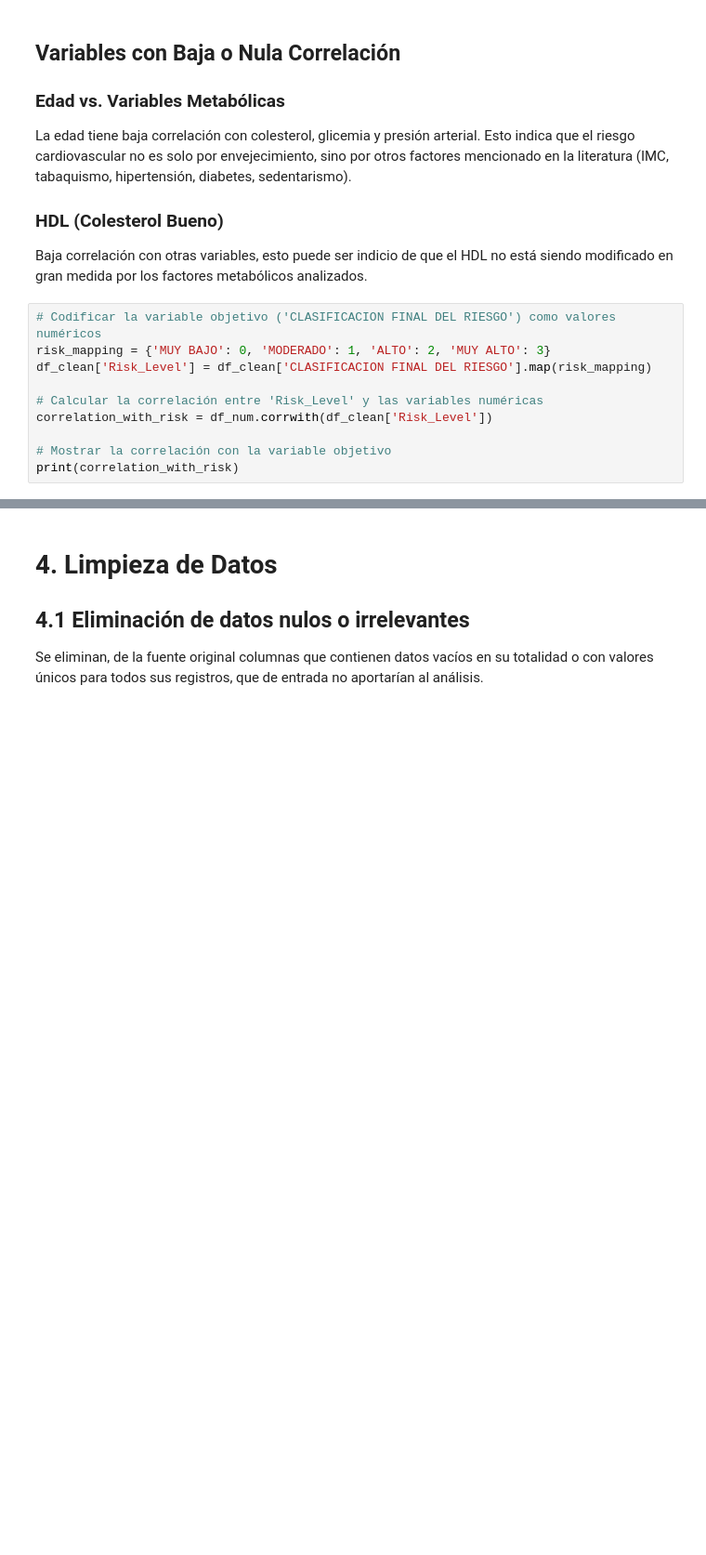
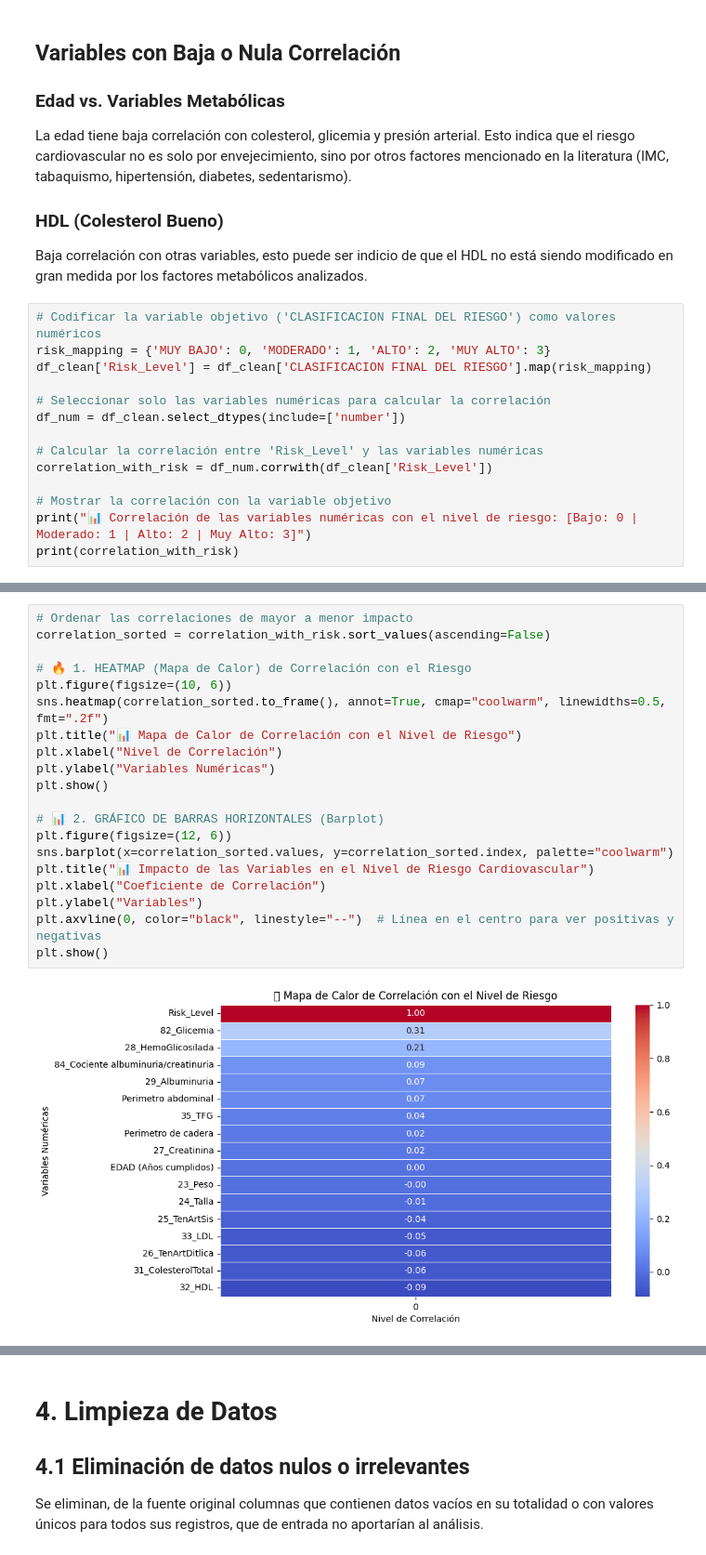
Before and after one commit to edgo1688/MIAA-ICESI, a Jupyter notebook: Analisis de datos l/Grupo_2_EntregaFinal.ipynb, the cells around one changed output, grey strips where cells are left out. Shown at 93% size. Saved outputs shown, nothing was run; the diff lists cells and outputs as text; blank space fills up the shorter version.

```diff
--- a/Analisis de datos l/Grupo_2_EntregaFinal.ipynb
+++ b/Analisis de datos l/Grupo_2_EntregaFinal.ipynb
@@ -659,9 +673,13 @@ Baja correlación con otras variables, esto puede ser indicio de que el HDL no e
 risk_mapping = {'MUY BAJO': 0, 'MODERADO': 1, 'ALTO': 2, 'MUY ALTO': 3}
 df_clean['Risk_Level'] = df_clean['CLASIFICACION FINAL DEL RIESGO'].map(risk_mapping)
 
+# Seleccionar solo las variables numéricas para calcular la correlación
+df_num = df_clean.select_dtypes(include=['number'])
+
 # Calcular la correlación entre 'Risk_Level' y las variables numéricas
 correlation_with_risk = df_num.corrwith(df_clean['Risk_Level'])
 
 # Mostrar la correlación con la variable objetivo
+print("📊 Correlación de las variables numéricas con el nivel de riesgo: [Bajo: 0 | Moderado: 1 | Alto: 2 | Muy Alto: 3]")
 print(correlation_with_risk)
 # %% [output]
@@ -687,3 +707,25 @@ Try using .loc[row_indexer,col_indexer] = value instead
 
 See the caveats in the documentation: https://pandas.pydata.org/pandas-docs/stable/user_guide/indexing.html#returning-a-view-versus-a-copy
   df_clean['Risk_Level'] = df_clean['CLASIFICACION FINAL DEL RIESGO'].map(risk_mapping)
+# %%
+# Ordenar las correlaciones de mayor a menor impacto
+correlation_sorted = correlation_with_risk.sort_values(ascending=False)
+
+# 🔥 1. HEATMAP (Mapa de Calor) de Correlación con el Riesgo
+plt.figure(figsize=(10, 6))
+sns.heatmap(correlation_sorted.to_frame(), annot=True, cmap="coolwarm", linewidths=0.5, fmt=".2f")
+plt.title("📊 Mapa de Calor de Correlación con el Nivel de Riesgo")
+plt.xlabel("Nivel de Correlación")
+plt.ylabel("Variables Numéricas")
+plt.show()
+
+# 📊 2. GRÁFICO DE BARRAS HORIZONTALES (Barplot)
+plt.figure(figsize=(12, 6))
+sns.barplot(x=correlation_sorted.values, y=correlation_sorted.index, palette="coolwarm")
+plt.title("📊 Impacto de las Variables en el Nivel de Riesgo Cardiovascular")
+plt.xlabel("Coeficiente de Correlación")
+plt.ylabel("Variables")
+plt.axvline(0, color="black", linestyle="--")  # Línea en el centro para ver positivas y negativas
+plt.show()
+# %% [output]
+[figure, added]
```
Also changed, not shown: parts of 34 cells of this notebook, 1 other file.
